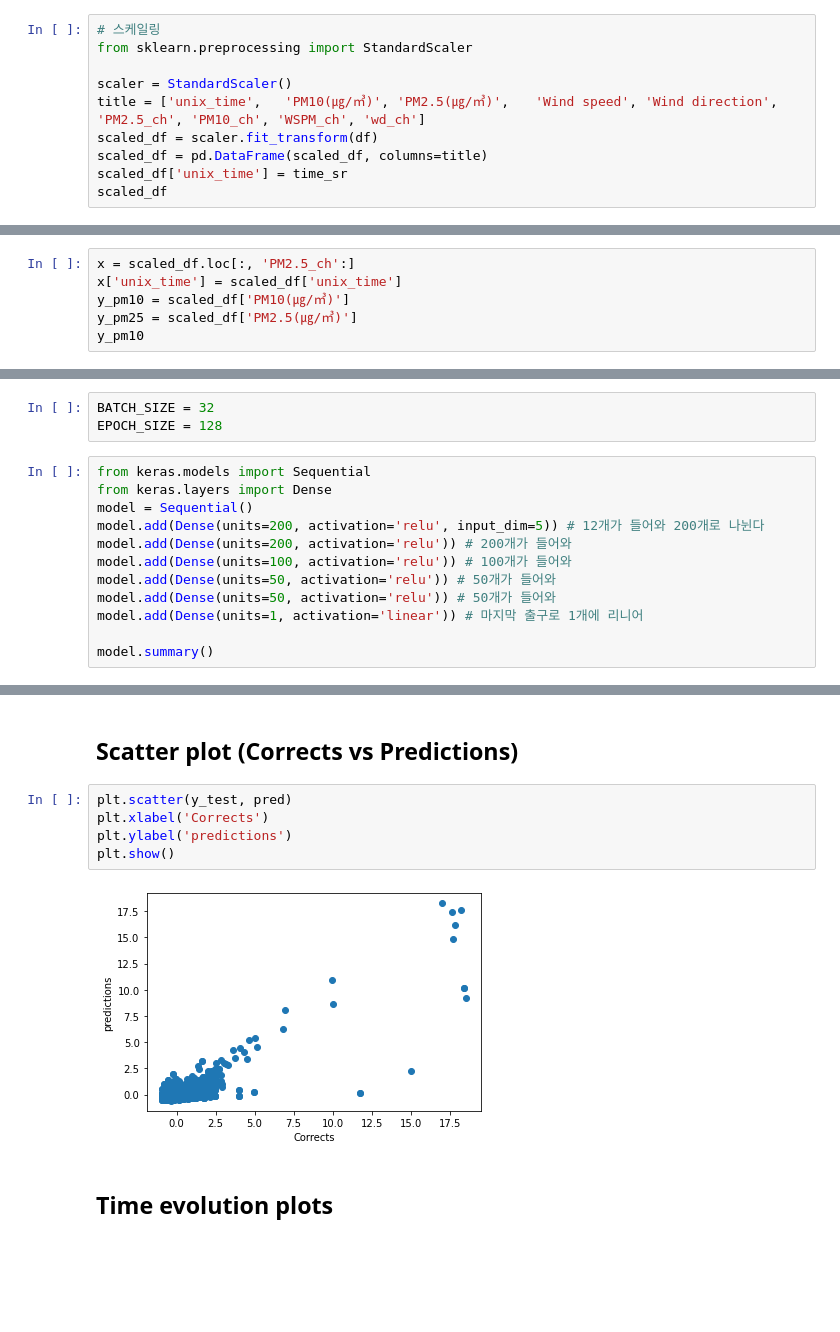
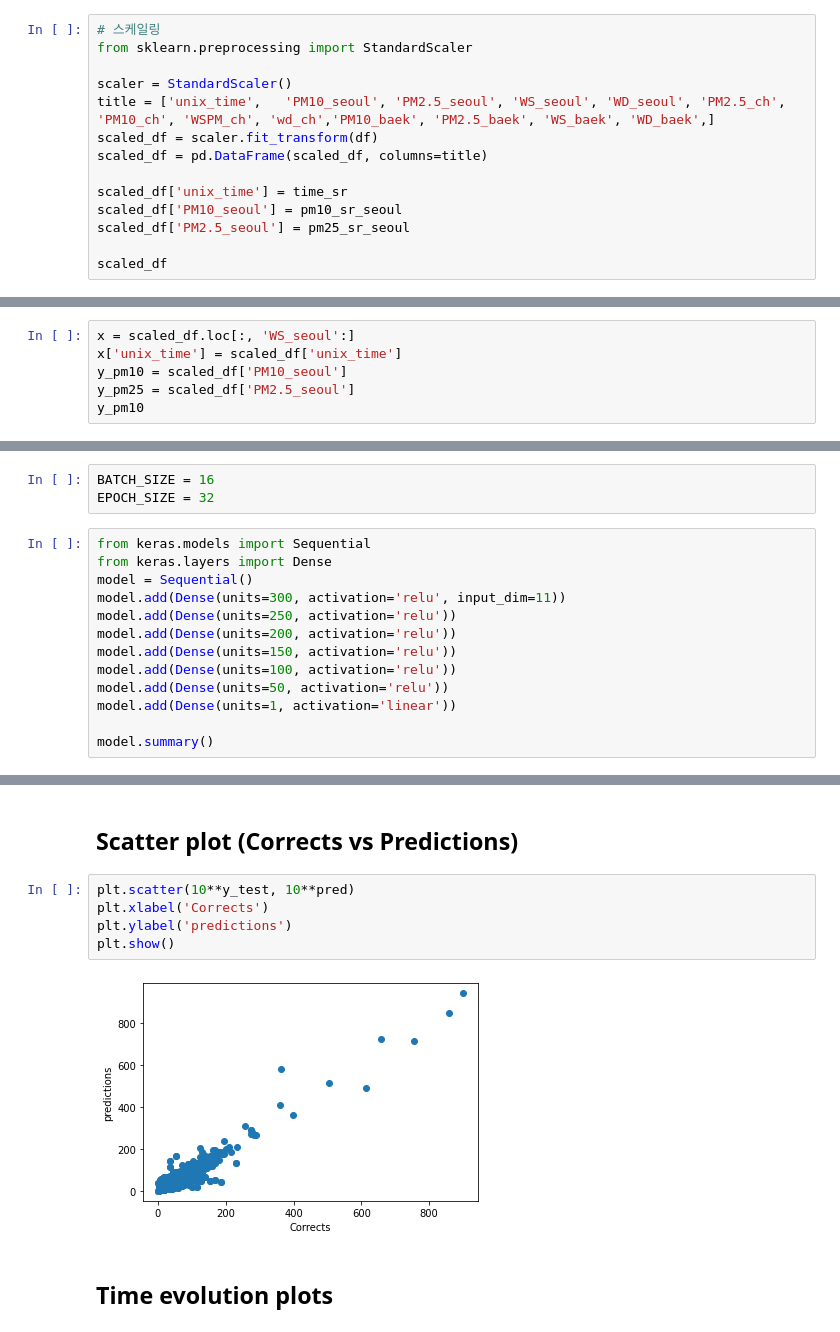
Before and after one commit to Aivyss/Seoul_air_quality_prediction, a Jupyter notebook: Seoul_Air_Quality_Prediction_(2015_2016)_sk_hg_hy.ipynb, the cells around one changed output, grey strips where cells are left out. Drawn from its saved outputs; the diff is of its cells as text; blank space fills up the shorter version.

```diff
--- a/Seoul_Air_Quality_Prediction_(2015_2016)_sk_hg_hy.ipynb
+++ b/Seoul_Air_Quality_Prediction_(2015_2016)_sk_hg_hy.ipynb
@@ -328,9 +406,13 @@ time_sr = time_sr.rename('unix_time')
 from sklearn.preprocessing import StandardScaler
 
 scaler = StandardScaler()
-title = ['unix_time',	'PM10(㎍/㎥)', 'PM2.5(㎍/㎥)',	'Wind speed', 'Wind direction', 'PM2.5_ch', 'PM10_ch', 'WSPM_ch', 'wd_ch']
+title = ['unix_time',	'PM10_seoul', 'PM2.5_seoul', 'WS_seoul', 'WD_seoul', 'PM2.5_ch', 'PM10_ch', 'WSPM_ch', 'wd_ch','PM10_baek', 'PM2.5_baek', 'WS_baek', 'WD_baek',]
 scaled_df = scaler.fit_transform(df)
 scaled_df = pd.DataFrame(scaled_df, columns=title)
+
 scaled_df['unix_time'] = time_sr
+scaled_df['PM10_seoul'] = pm10_sr_seoul
+scaled_df['PM2.5_seoul'] = pm25_sr_seoul
+
 scaled_df
 # %% [output]
@@ -350,10 +432,10 @@ scaled_df
 # %% [markdown]
 ## Data split
 # %%
-x = scaled_df.loc[:, 'PM2.5_ch':]
+x = scaled_df.loc[:, 'WS_seoul':]
 x['unix_time'] = scaled_df['unix_time']
-y_pm10 = scaled_df['PM10(㎍/㎥)']
-y_pm25 = scaled_df['PM2.5(㎍/㎥)']
+y_pm10 = scaled_df['PM10_seoul']
+y_pm25 = scaled_df['PM2.5_seoul']
 y_pm10
 # %% [output]
 A value is trying to be set on a copy of a slice from a DataFrame.
@@ -391,16 +473,17 @@ y_test:  (5000,)
 # %%
-BATCH_SIZE = 32
-EPOCH_SIZE = 128
+BATCH_SIZE = 16
+EPOCH_SIZE = 32
 # %%
 from keras.models import Sequential
 from keras.layers import Dense
 model = Sequential()
-model.add(Dense(units=200, activation='relu', input_dim=5)) # 12개가 들어와 200개로 나뉜다
-model.add(Dense(units=200, activation='relu')) # 200개가 들어와
-model.add(Dense(units=100, activation='relu')) # 100개가 들어와
-model.add(Dense(units=50, activation='relu')) # 50개가 들어와
-model.add(Dense(units=50, activation='relu')) # 50개가 들어와
-model.add(Dense(units=1, activation='linear')) # 마지막 출구로 1개에 리니어
+model.add(Dense(units=300, activation='relu', input_dim=11))
+model.add(Dense(units=250, activation='relu'))
+model.add(Dense(units=200, activation='relu'))
+model.add(Dense(units=150, activation='relu'))
+model.add(Dense(units=100, activation='relu'))
+model.add(Dense(units=50, activation='relu'))
+model.add(Dense(units=1, activation='linear'))
 
 model.summary()
 # %% [output]
@@ -465,12 +545,12 @@ array([[-0.11373074],
 # %% [markdown]
 ## Scatter plot (Corrects vs Predictions)
 # %%
-plt.scatter(y_test, pred)
+plt.scatter(10**y_test, 10**pred)
 plt.xlabel('Corrects')
 plt.ylabel('predictions')
 plt.show()
 # %% [output]
-[figure, old version]
+[figure, new version]
 # %% [markdown]
 ## Time evolution plots
 # %%
```
Also changed, not shown: parts of 54 cells of this notebook.
